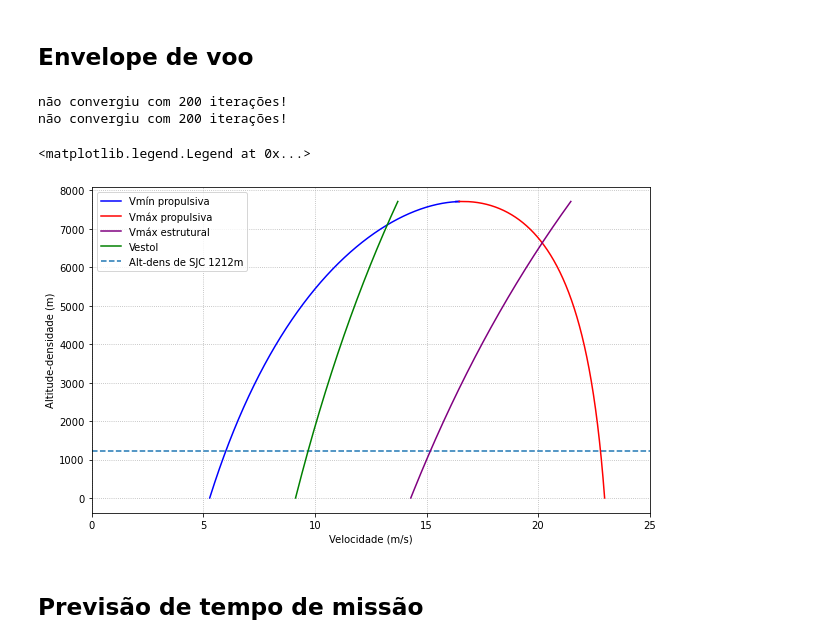
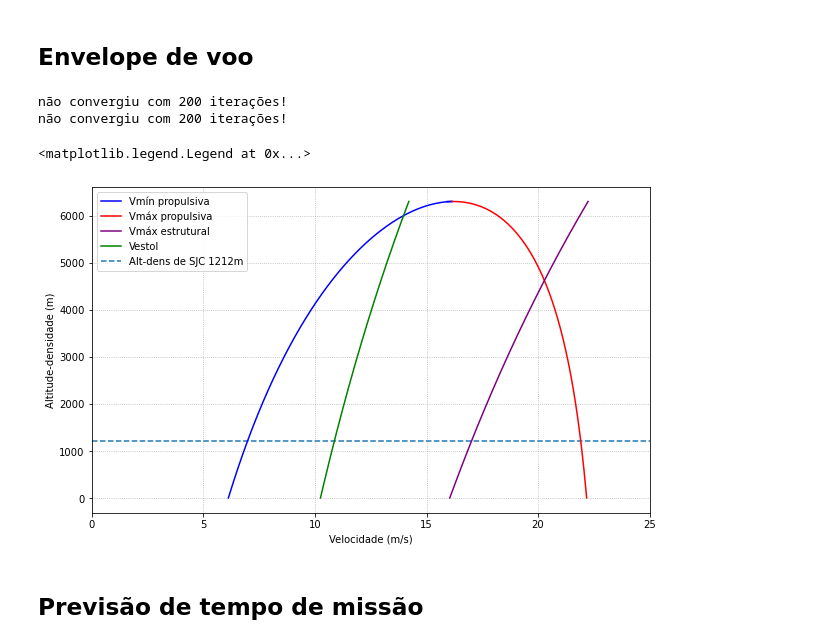
Before and after one commit to Chabole/Python, a Jupyter notebook: Projeto Zebra/Resumo_desempenho.ipynb, the cells around one changed output. Saved outputs shown, nothing was run; the diff lists cells and outputs as text; code cells hidden in the pictures.

```diff
--- a/Projeto Zebra/Resumo_desempenho.ipynb
+++ b/Projeto Zebra/Resumo_desempenho.ipynb
@@ -782,41 +783,34 @@ for dens, marks in zip(Densidade, Markers):
 [figure]
 # %% [markdown]
 ## Envelope de voo
+# %%
+Zb.Load = 5.5
+Zb.params_Calc
+
+rho= np.linspace(0.6375, 1.225, 10000)
+
+V = np.linspace(0.1, 28, 1000)
+vmin, vmax, vstall, vstr = Zb.envope_Voo(V, rho) #BadAss
+# %% [output]
+não convergiu com 200 iterações!
+não convergiu com 200 iterações!
 # %%
-Zb.Load = 5.5
-Zb.params_Calc
-
-V = np.linspace(1, 28, 1000)
-rho = np.linspace(0.54329989, 1.225, 10000)
-
-def resid(x, args):
-    rho = args
-    return Zb.trac_Dif(x, rho)
-
-Vmin, Vmax = np.empty_like(rho), np.empty_like(rho)
-for i,dens in enumerate(rho):
-    R1 = robustNewton(resid, (V.min()), args=dens)
-    R2 = robustNewton(resid, (V.max()), args=dens)
-    Vmin[i] = R1[0]
-    Vmax[i] = R2[0]
 fig, ax = plt.subplots(figsize=(10, 6))
 
-ax.plot(Vmin, iterate_rho2alt(rho), color='blue', label='Vmín propulsiva')
-ax.plot(Vmax, iterate_rho2alt(rho), color='red', label='Vmáx propulsiva')
+ax.plot(vmin, iterate_rho2alt(rho), color='blue', label='Vmín propulsiva')
+ax.plot(vmax, iterate_rho2alt(rho), color='red', label='Vmáx propulsiva')
 ax.hlines(1212, 0, 25, linestyle='--', label='Alt-dens de SJC 1212m')
 
-ax.plot(Zb.veloc_StrutMax(rho), iterate_rho2alt(rho), color='purple', label='Vmáx estrutural')
-ax.plot(Zb.veloc_Req(Zb.CLmax, rho), iterate_rho2alt(rho), color='green', label='Vestol')
+ax.plot(vstr, iterate_rho2alt(rho), color='purple', label='Vmáx estrutural')
+ax.plot(vstall, iterate_rho2alt(rho), color='green', label='Vestol')
 ax.grid(linestyle='dotted')
 ax.set_ylabel('Altitude-densidade (m)')
 ax.set_xlabel('Velocidade (m/s)')
 ax.set_xlim(0, 25)
 ax.legend()
 # %% [output]
-não convergiu com 200 iterações!
-não convergiu com 200 iterações!
+<matplotlib.legend.Legend at 0x...>
-<matplotlib.legend.Legend at 0x...>
-[figure, old version]
+[figure, new version]
 # %% [markdown]
 ## Previsão de tempo de missão
 # %% [markdown]
```
Also changed, not shown: parts of 1 cell of this notebook, 2 other files.
